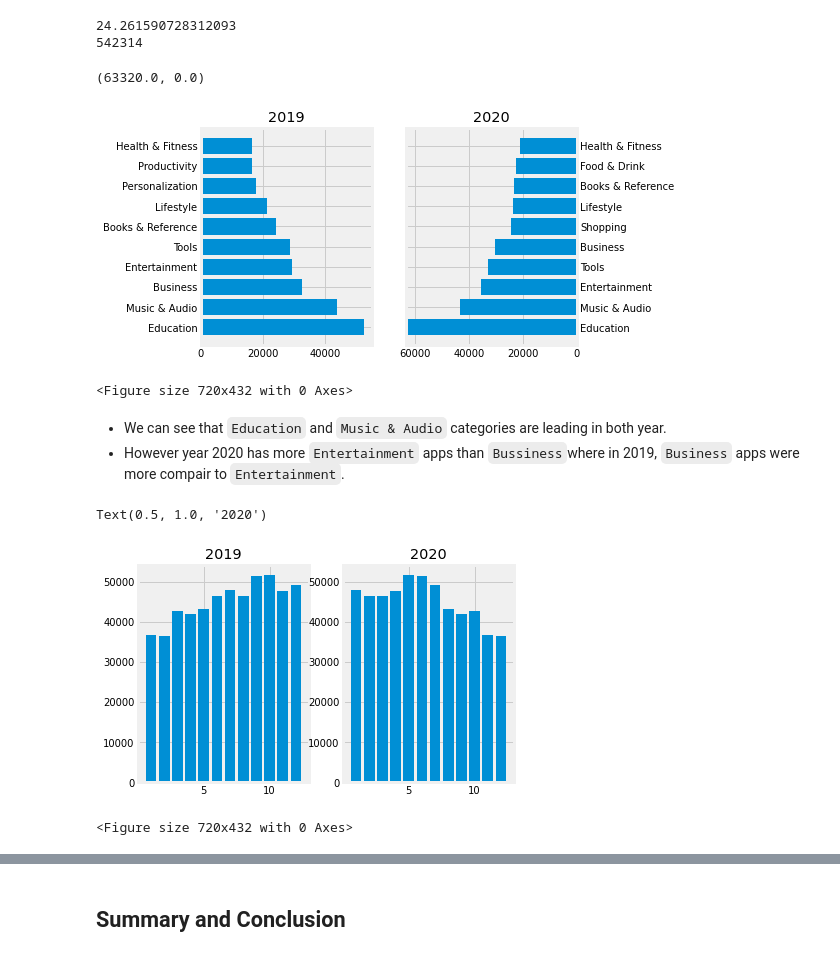
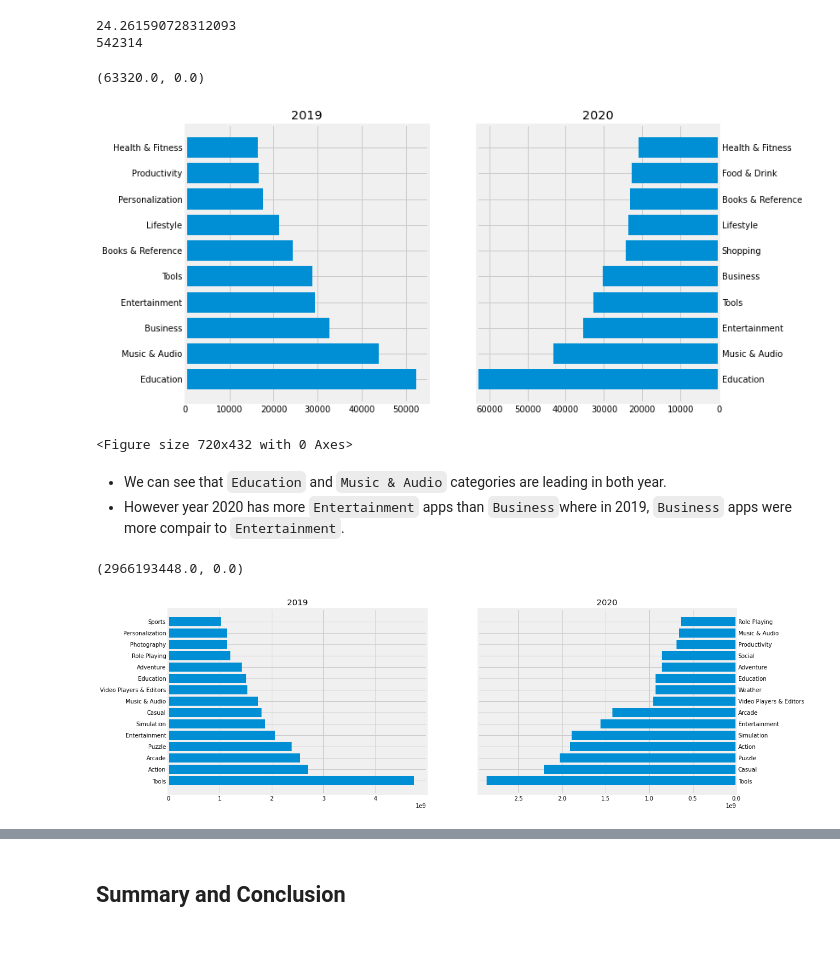
Before and after one commit to pttrupt/EDA-on-Google-play-store-apps-, a Jupyter notebook: EDA_on_applications.ipynb, the cells around one changed output, grey strips where cells are left out. Drawn from its saved outputs; the diff is of its cells as text; code cells hidden in the pictures.

```diff
--- a/EDA_on_applications.ipynb
+++ b/EDA_on_applications.ipynb
@@ -282,7 +281,4 @@ By lookings closly to dataset, we assume that following three columns are highly
 Checking the corelations between three install columns
 # %%
 df['Installs'] = df['Installs'].str.rstrip('+')
-# indexes where Install column has Null value
-inst_null_idx = df[df['Installs'].isnull()].index
-df.loc[inst_null_idx, 'Installs'] = df.loc[inst_null_idx, 'Maximum Installs'].astype('str')
 df['Installs'] = df['Installs'].apply(lambda x:x.replace(',', '')).astype('int')
@@ -305,4 +284,0 @@ See the caveats in the documentation: https://pandas.pydata.org/pandas-docs/stab
-# %%
-mini_null_idx = df[df['Minimum Installs'].isnull()].index
-# indexes where Minimun Install column has Null value
-df.loc[mini_null_idx, 'Minimum Installs'] = df.loc[mini_null_idx, 'Maximum Installs']
@@ -559,7 +521,7 @@ print(year_2020.shape[0])
 cat_2020 = year_2020.Category.value_counts()
 cat_2019 = year_2019.Category.value_counts()
 # %%
-fig, axes = plt.subplots(1,2)
+fig, axes = plt.subplots(1,2, figsize=(10,6))
 plt.figure(figsize=(10,6))
 axes[0].barh(y=cat_2019.index[:10], width=cat_2019[:10])
 axes[0].set_title("2019")
@@ -570,8 +532,8 @@ axes[1].yaxis.tick_right()
 axes[1].set_xlim(max(cat_2020[:10]), 0)
 # %% [output]
 (63320.0, 0.0)
-[figure, old version]
+[figure, new version]
 <Figure size 720x432 with 0 Axes>
 # %% [markdown]
 - We can see that `Education` and `Music & Audio` categories are leading in both year.
-- However year 2020 has more `Entertainment` apps than `Bussiness`where in 2019, `Business` apps were more compair to `Entertainment`.
+- However year 2020 has more `Entertainment` apps than `Business`where in 2019, `Business` apps were more compair to `Entertainment`.
@@ -581,14 +540,16 @@ month19_released = year_2019["Released"].dt.month.value_counts()
+# %%
+cat2020_installs = year_2020.groupby('Category')['Install No.'].agg(np.sum).sort_values(ascending=False)
+cat2019_installs = year_2019.groupby('Category')['Install No.'].agg(np.sum).sort_values(ascending=False)
 # %%
-fig, axes = plt.subplots(1,2)
-plt.figure(figsize=(10,6))
-axes[0].bar(month19_released.index, month_released)
+fig, axes = plt.subplots(1,2,figsize=(16,6))
+axes[0].barh(cat2019_installs.index[:15],  cat2019_installs[:15])
 axes[0].set_title("2019")
-axes[1].bar(month20_released.index, month_released)
+axes[1].barh(cat2020_installs.index[:15],  cat2020_installs[:15])
 axes[1].set_title("2020")
-# axes[1].yaxis.set_label_position("right")
-# axes[1].yaxis.tick_right()
-# axes[1].set_xlim(max(cat_2020[:10]), 0)
+axes[1].yaxis.set_label_position("right")
+axes[1].yaxis.tick_right()
+axes[1].set_xlim(max(cat2020_installs)+1e8, 0)
+# plt.xscale('log')
 # %% [output]
-Text(0.5, 1.0, '2020')
+(2966193448.0, 0.0)
-[figure, old version]
+[figure, new version]
-<Figure size 720x432 with 0 Axes>
```
Also changed, not shown: parts of 42 cells of this notebook.
